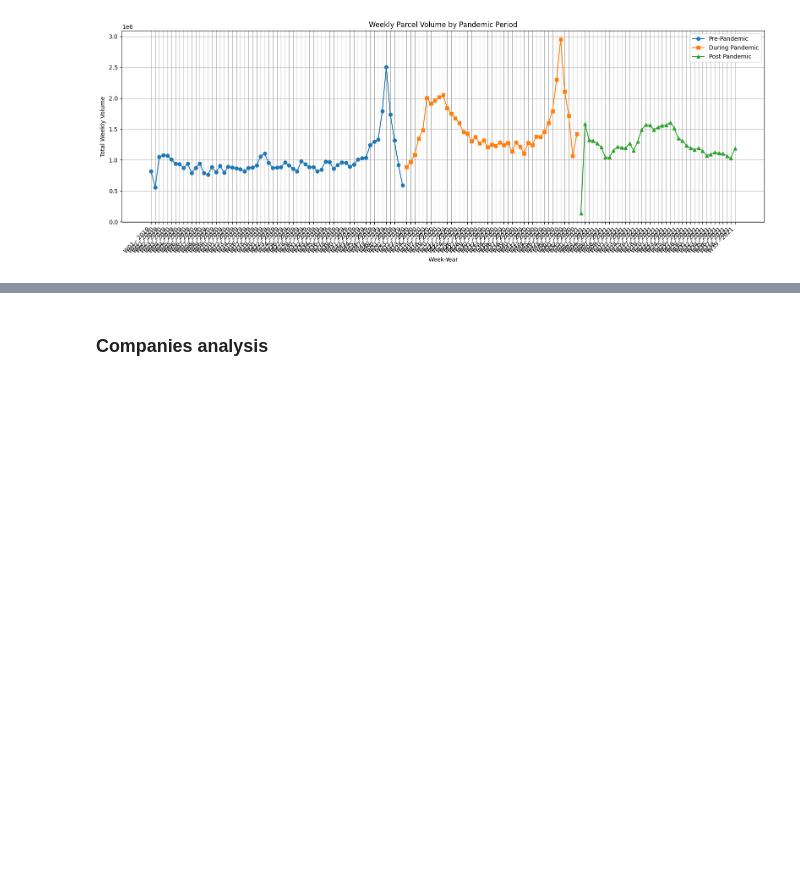
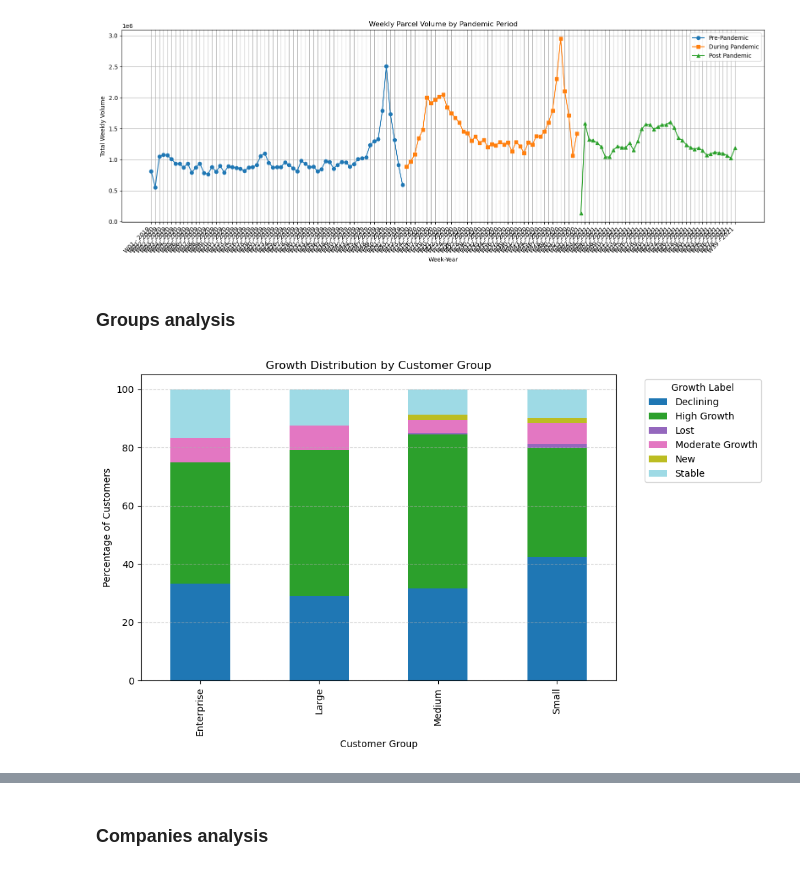
Before and after one commit to anhquanbui/finalprojectg7, a Jupyter notebook: final-note.ipynb, the cells around one changed output, grey strips where cells are left out. Drawn from its saved outputs; the diff is of its cells as text; code cells hidden in the pictures; blank space fills up the shorter version.

```diff
--- a/final-note.ipynb
+++ b/final-note.ipynb
@@ -360,7 +359,6 @@ pre_covid_observation
 | 9994 | 228893 | 1.0 | 2020-01-01 | 96.0 |
 9995 rows × 4 columns
 # %%
-covid_observation = covid_observation.reset_index(drop=True)
 covid_observation
 # %% [output]
 |  | customer_ID | week | date | volume |
@@ -896,3 +1055,41 @@ plt.tight_layout()
 plt.show()
 # %% [output]
 [figure]
+# %% [markdown]
+### Groups analysis
+# %%
+# Step 1: Combine all groups into one DataFrame
+Small_Volume_Comparison['segment'] = 'Small'
+Medium_Volume_Comparison['segment'] = 'Medium'
+Large_Volume_Comparison['segment'] = 'Large'
+Enterprise_Volume_Comparison['segment'] = 'Enterprise'
+
+all_groups = pd.concat([
+    Small_Volume_Comparison,
+    Medium_Volume_Comparison,
+    Large_Volume_Comparison,
+    Enterprise_Volume_Comparison
+])
+
+# Step 2: Group and calculate % by segment and growth_label
+group_dist = all_groups.groupby(['segment', 'growth_label'])['customer_ID'].count().reset_index()
+group_total = all_groups.groupby('segment')['customer_ID'].count().rename('total').reset_index()
+
+# Step 3: Merge and calculate percentage
+dist = group_dist.merge(group_total, on='segment')
+dist['percent'] = (dist['customer_ID'] / dist['total']) * 100
+
+# Step 4: Pivot for plotting
+pivot = dist.pivot(index='segment', columns='growth_label', values='percent').fillna(0)
+
+# Step 5: Plot stacked bar chart
+pivot.plot(kind='bar', stacked=True, figsize=(10, 6), colormap='tab20')
+plt.title('Growth Distribution by Customer Group')
+plt.xlabel('Customer Group')
+plt.ylabel('Percentage of Customers')
+plt.legend(title='Growth Label', bbox_to_anchor=(1.05, 1), loc='upper left')
+plt.grid(axis='y', linestyle='--', alpha=0.6)
+plt.tight_layout()
+plt.show()
+# %% [output]
+[figure, added]
```
Also changed, not shown: parts of 15 cells of this notebook.
